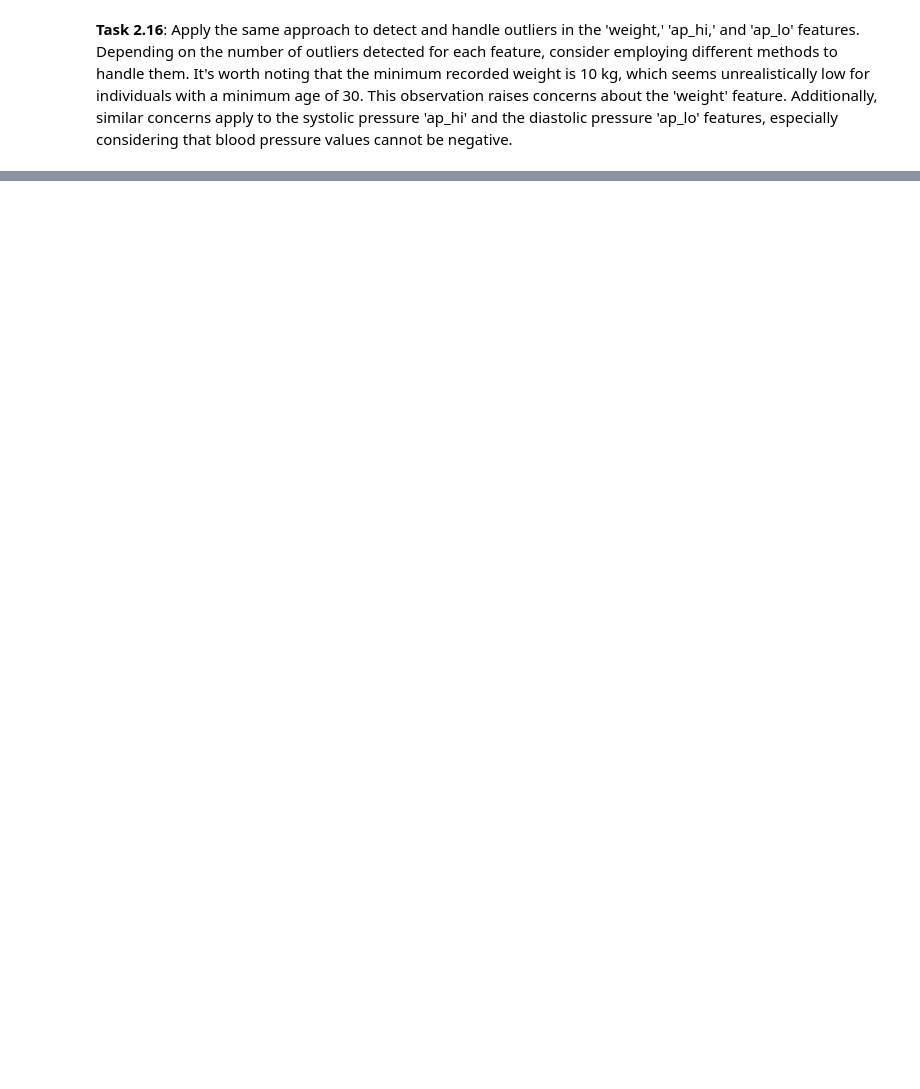
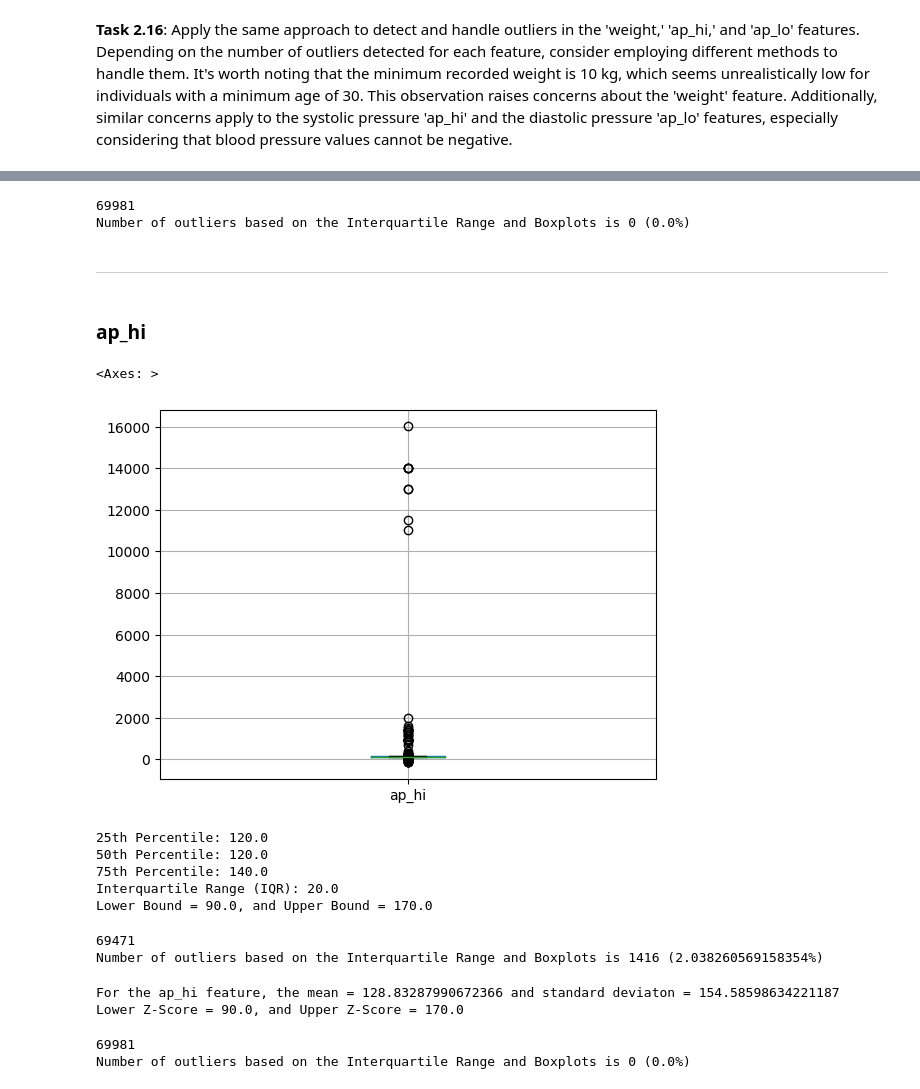
Before and after one commit to amohd63/ENCS5141-INTELLIGENT-SYSTEMS-LAB, a Jupyter notebook: Manual_ENCS5141_Exp2_Handling_Missing_Data.ipynb, the cells around one changed output, grey strips where cells are left out. Drawn from its saved outputs; the diff is of its cells as text; code cells hidden in the pictures; blank space fills up the shorter version.

```diff
--- a/Manual_ENCS5141_Exp2_Handling_Missing_Data.ipynb
+++ b/Manual_ENCS5141_Exp2_Handling_Missing_Data.ipynb
@@ -1392,0 +1619,72 @@ df_cardio = df_cardio[(df_cardio['height'] >= LowerBound_Height) & (df_cardio['h
+# %%
+df_cardio['weight'] = np.log(df_cardio['weight'])
+# %%
+df_cardio['weight'] = np.sqrt(df_cardio['weight'])
+# %%
+df_cardio['weight'] = np.cbrt(df_cardio['weight'])
+# %%
+df_cardio['weight'] = np.where(df_cardio['weight'] > UpperBound_weight, UpperBound_weight,
+                        np.where(df_cardio['weight'] < LowerBound_weight, LowerBound_weight,
+                                 df_cardio['weight']))
+# %%
+NumRecordsBefore=df_cardio.shape[0]
+DroppedRecords=df_cardio[(df_cardio['weight'] < LowerBound_weight) | (df_cardio['weight'] > UpperBound_weight)].shape[0]
+print(NumRecordsBefore)
+print(f"Number of outliers based on the Interquartile Range and Boxplots is {DroppedRecords} ({100*DroppedRecords/NumRecordsBefore}%)")
+# %% [output]
+69981
+Number of outliers based on the Interquartile Range and Boxplots is 0 (0.0%)
+# %% [markdown]
+
+
+---
+# %% [markdown]
+### ap_hi
+# %%
+#write you code here
+df_cardio.boxplot(column=['ap_hi'])
+# %% [output]
+<Axes: >
+[figure, added]
+# %%
+# Compute percentiles using Pandas quantile() function
+percentile_25 = df_cardio['ap_hi'].quantile(0.25)
+percentile_50 = df_cardio['ap_hi'].quantile(0.5)
+percentile_75 = df_cardio['ap_hi'].quantile(0.75)
+
+print("25th Percentile:", percentile_25)
+print("50th Percentile:", percentile_50)
+print("75th Percentile:", percentile_75)
+
+# Compute interquartile range (IQR)
+iqr = percentile_75 - percentile_25
+print("Interquartile Range (IQR):", iqr)
+
+LowerBound_ap_hi = percentile_25 - 1.5*iqr
+UpperBound_ap_hi = percentile_75 + 1.5*iqr
+print(f"Lower Bound = {LowerBound_ap_hi}, and Upper Bound = {UpperBound_ap_hi}")
+# %% [output]
+25th Percentile: 120.0
+50th Percentile: 120.0
+75th Percentile: 140.0
+Interquartile Range (IQR): 20.0
+Lower Bound = 90.0, and Upper Bound = 170.0
+# %%
+NumRecordsBefore=df_cardio.shape[0]
+DroppedRecords=df_cardio[(df_cardio['ap_hi'] < LowerBound_ap_hi) | (df_cardio['ap_hi'] > UpperBound_ap_hi)].shape[0]
+print(NumRecordsBefore)
+print(f"Number of outliers based on the Interquartile Range and Boxplots is {DroppedRecords} ({100*DroppedRecords/NumRecordsBefore}%)")
+# %% [output]
+69471
+Number of outliers based on the Interquartile Range and Boxplots is 1416 (2.038260569158354%)
+# %%
+mean=df_cardio['ap_hi'].mean()
+std=df_cardio['ap_hi'].std()
+print(f"For the ap_hi feature, the mean = {mean} and standard deviaton = {std} ")
+
+LowerZScore_ap_hi = mean - 2.5*std
+UpperZScore_ap_hi = mean + 2.5*std
+print(f"Lower Z-Score = {LowerBound_ap_hi}, and Upper Z-Score = {UpperBound_ap_hi}")
+# %% [output]
+For the ap_hi feature, the mean = 128.83287990672366 and standard deviaton = 154.58598634221187
+Lower Z-Score = 90.0, and Upper Z-Score = 170.0
@@ -1392,0 +1695,8 @@ df_cardio = df_cardio[(df_cardio['height'] >= LowerBound_Height) & (df_cardio['h
+# %%
+NumRecordsBefore=df_cardio.shape[0]
+DroppedRecords=df_cardio[(df_cardio['ap_hi'] < LowerBound_ap_hi) | (df_cardio['ap_hi'] > UpperBound_ap_hi)].shape[0]
+print(NumRecordsBefore)
+print(f"Number of outliers based on the Interquartile Range and Boxplots is {DroppedRecords} ({100*DroppedRecords/NumRecordsBefore}%)")
+# %% [output]
+69981
+Number of outliers based on the Interquartile Range and Boxplots is 0 (0.0%)
```
Also changed, not shown: parts of 60 cells of this notebook.
